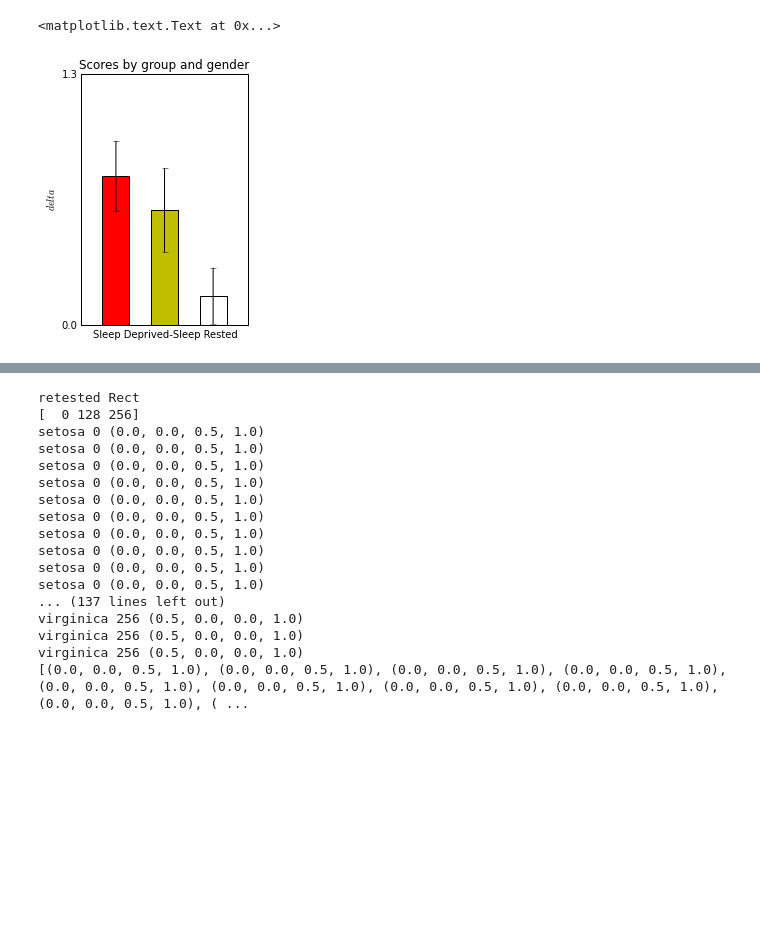
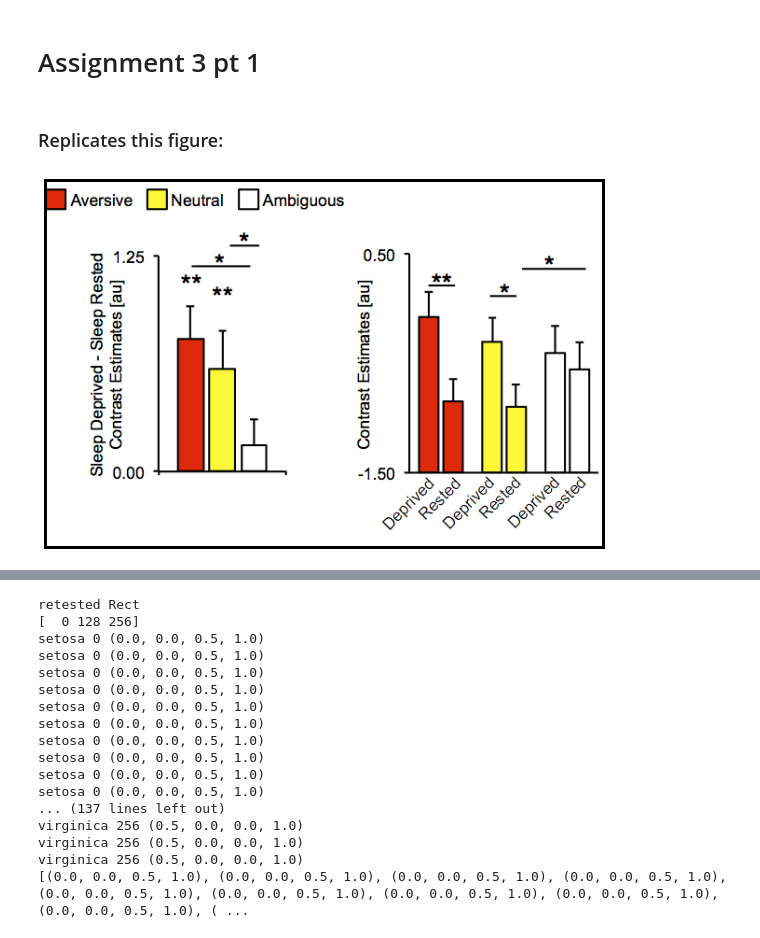
Before and after one commit to angoldst/Homework, a Jupyter notebook: hw3/hw3.ipynb, the cells around one changed output, grey strips where cells are left out. Drawn from its saved outputs; the diff is of its cells as text; code cells hidden in the pictures; blank space fills up the shorter version.

Commit message:
added csv files for recreating own figure (hw3 pt1) and a png of the original figure

```diff
--- a/hw3/hw3.ipynb
+++ b/hw3/hw3.ipynb
@@ -5,42 +1,16 @@ import matplotlib.pyplot as plt
-# %%
-#%%file FigureReplication.py
-
-#Load Data
-data = np.loadtxt('figData.txt', dtype=[("NegSD-NegSR", np.float32),
-    ("NeuSD-NeuSR", np.float32), ("AmbSD-AmbSR", np.float32)])
-
-n = len(data) #number of subjects
-
-#Calculate Means of data
-NegMean = data["NegSD-NegSR"].mean()
-NeuMean = data["NeuSD-NeuSR"].mean()
-AmbMean = data["AmbSD-AmbSR"].mean()
-
-#Calculate standard error of data
-NegSem = data["NegSD-NegSR"].std()/np.sqrt(n)
-NeuSem= data["NeuSD-NeuSR"].std()/np.sqrt(n)
-AmbSem= data["AmbSD-AmbSR"].std()/np.sqrt(n)
-
-N = 1
-ind = np.arange(N)  # the x locations for the groups
-width = 0.05         # the width of the bars
-offset = .04        # space between the bars
-
-f, ax = plt.subplots(figsize=(3, 4.5))
-rect1 = ax.bar(ind, NegMean, width, color='r', yerr=NegSem, ecolor='k')
-rect2 = ax.bar(ind+width+offset, NeuMean, width, color='y', yerr=NeuSem, ecolor='k')
-rect3 = ax.bar(ind+2*(width+offset), AmbMean, width, color='w', yerr=AmbSem, ecolor='k')
-
-# add some
-ax.set_ylabel(r'$delta$')
-ax.set_title('Scores by group and gender')
-ax.set_xlim(0-offset, ind+width*3+offset*2+offset)
-ax.set_ylim(0, 1.3)
-ax.set_yticks((0, 1.3))
-ax.set_xticks([])
-#ax.set_xticklabels(('Sleep Deprived minus Sleep Rested'))
-ax.set_xlabel('Sleep Deprived-Sleep Rested')
-#ax.legend((rect1, rect2, rect3), ('NegCue', 'NeuCue', 'AmbCue'))
-# %% [output]
-<matplotlib.text.Text at 0x...>
-[figure, removed]
+# %% [markdown]
+# Assignment 3 pt 1
+# %% [markdown]
+### Replicates this figure:
+# %%
+import matplotlib.pyplot as plt
+%matplotlib inline
+
+img = plt.imread('Fig_2_Goldstein_JNeuro_2013.png')
+f, ax = plt.subplots(1, 1, figsize=(10, 8))
+plt.imshow(img)
+
+ax.set_xticks([])
+ax.set_yticks([])
+# %% [output]
+[figure, added]
```
Also changed, not shown: parts of 19 cells of this notebook, 7 other files.
